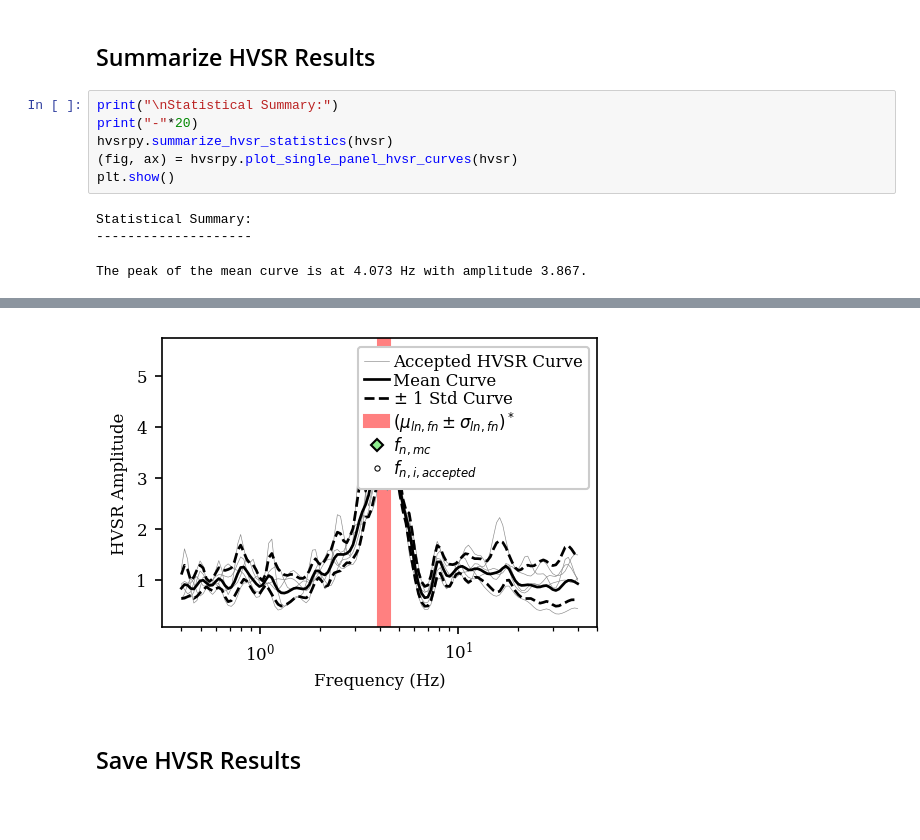
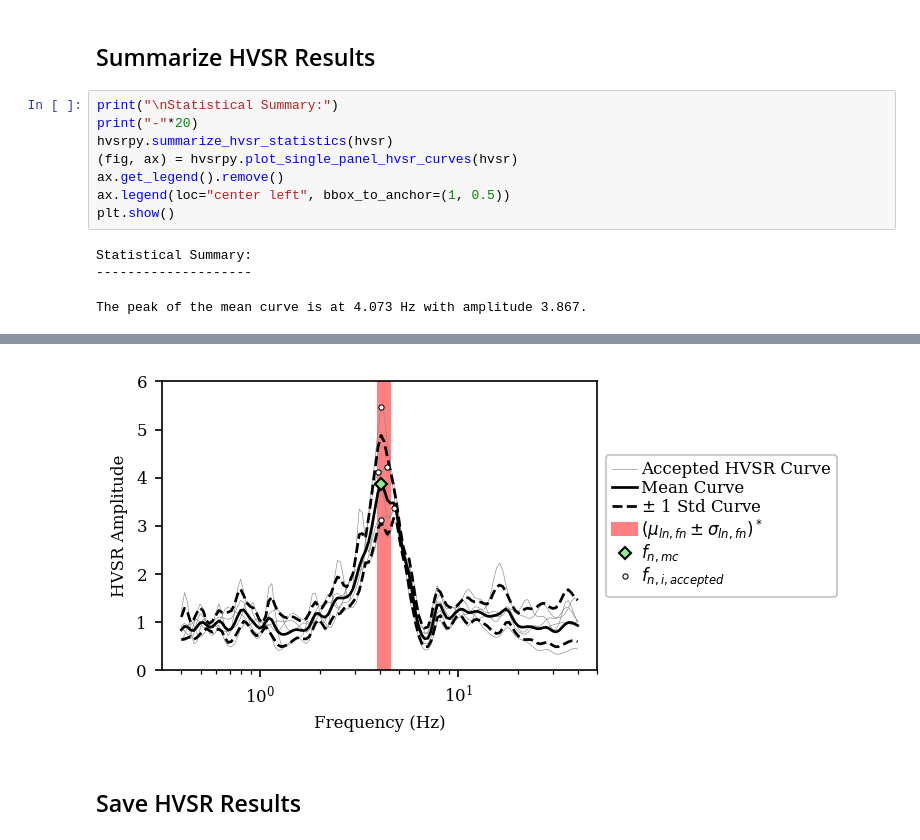
Before and after one commit to jpvantassel/hvsrpy, a Jupyter notebook: examples/example_ehvsr_traditional.ipynb, the cells around one changed output, grey strips where cells are left out. Saved outputs shown, nothing was run; the diff lists cells and outputs as text; blank space fills up the shorter version.

```diff
--- a/examples/example_ehvsr_traditional.ipynb
+++ b/examples/example_ehvsr_traditional.ipynb
@@ -152,18 +152,20 @@ hvsr = hvsrpy.process(srecords, processing_settings)
 # %%
 print("\nStatistical Summary:")
 print("-"*20)
 hvsrpy.summarize_hvsr_statistics(hvsr)
 (fig, ax) = hvsrpy.plot_single_panel_hvsr_curves(hvsr)
+ax.get_legend().remove()
+ax.legend(loc="center left", bbox_to_anchor=(1, 0.5))
 plt.show()
 # %% [output]
 Statistical Summary:
 --------------------
 The peak of the mean curve is at 4.073 Hz with amplitude 3.867.
 |  | Exponentitated Lognormal Median (... | Lognormal Standard Deviation (log... | -1 Lognormal Standard Deviation (... | +1 Lognormal Standard Deviation (... |
 | Resonant Site Frequency, fn (Hz) | 4.224 | 0.073 | 3.928 | 4.541 |
 | Resonant Site Period, Tn (s) | 0.237 | 0.073 | 0.255 | 0.220 |
 | Resonance Amplitude, An | 3.983 | 0.220 | 3.196 | 4.964 |
-[figure, old version]
+[figure, new version]
 # %% [markdown]
 ## Save HVSR Results
 # %%
```
Also changed, not shown: parts of 3 cells of this notebook, 11 other files.
